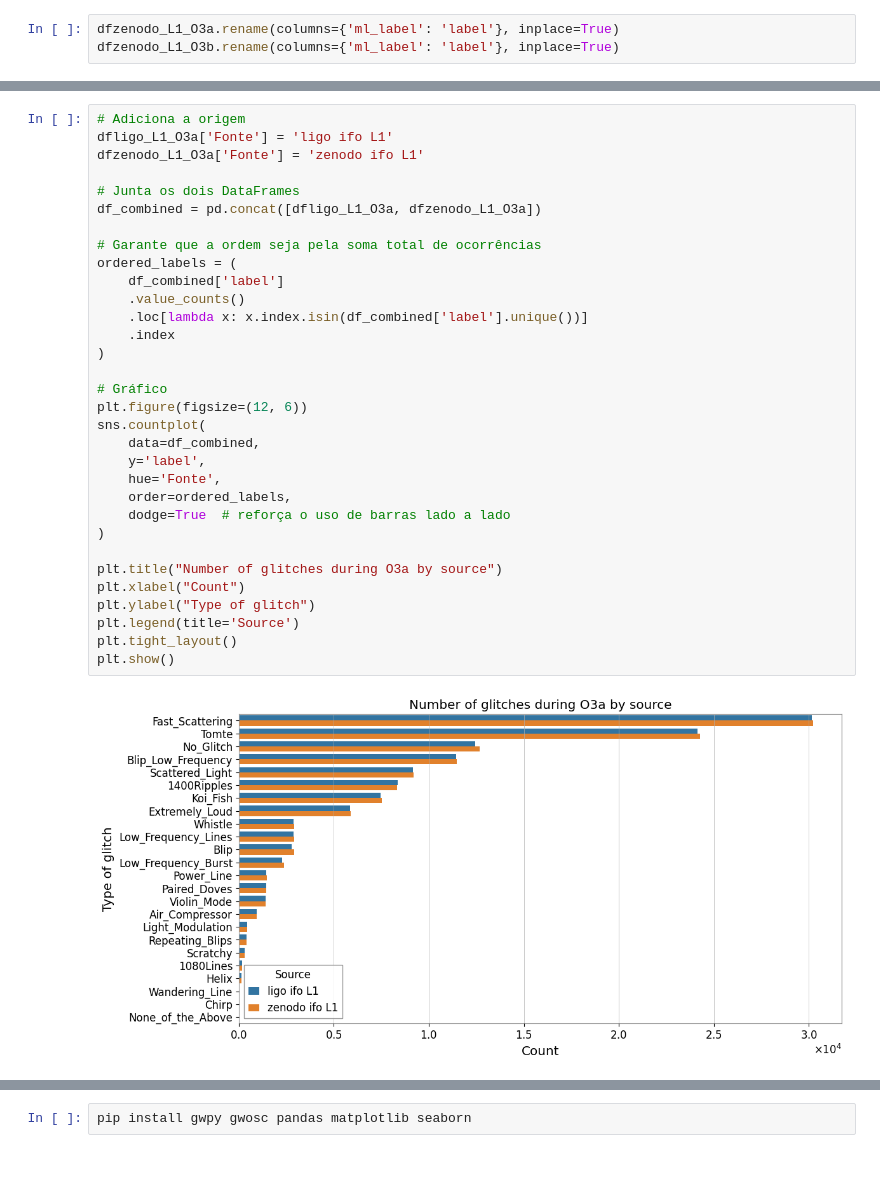
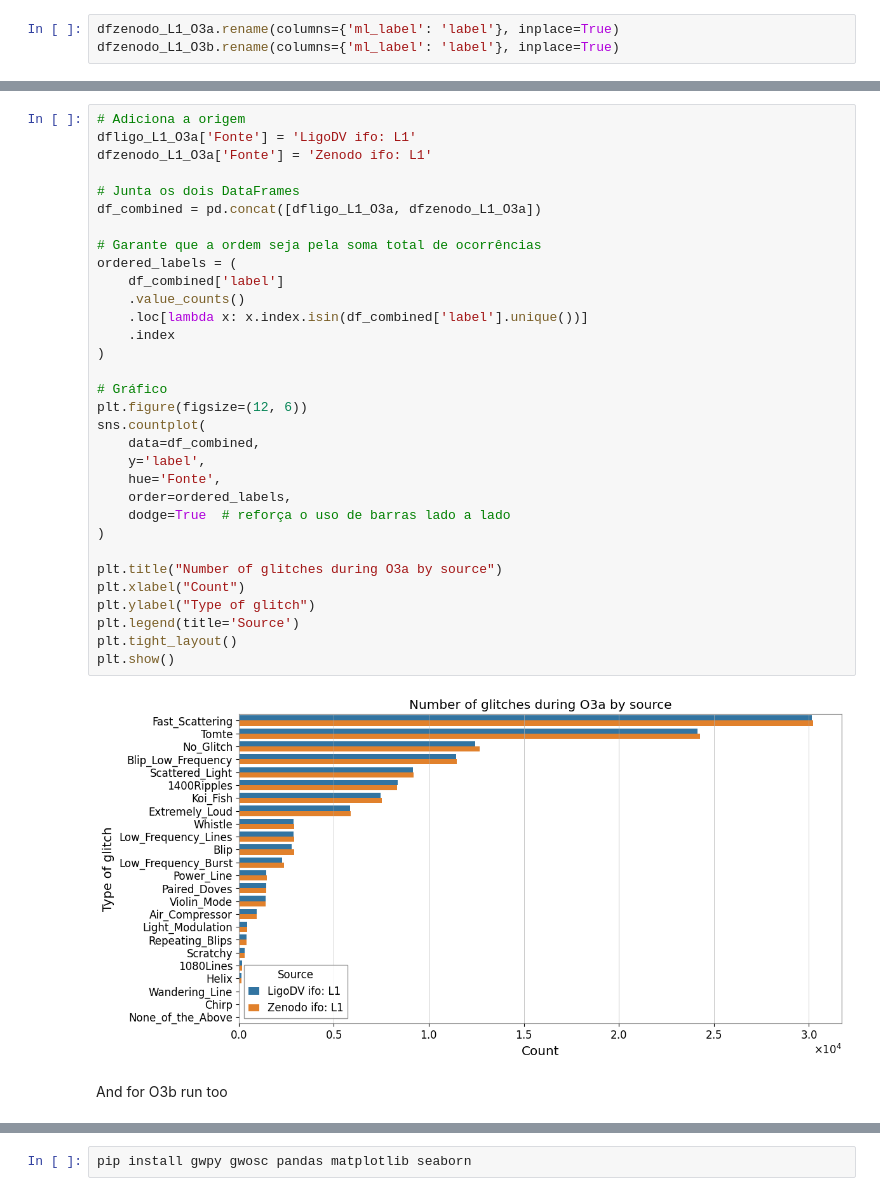
Before and after one commit to physerikc/gravitational-waves, a Jupyter notebook: glitch_study.ipynb, the cells around one changed output, grey strips where cells are left out. Drawn from its saved outputs; the diff is of its cells as text; blank space fills up the shorter version.

```diff
--- a/glitch_study.ipynb
+++ b/glitch_study.ipynb
@@ -28,36 +63,38 @@ dfzenodo_L1_O3b.rename(columns={'ml_label': 'label'}, inplace=True)
 # %%
 # Adiciona a origem
-dfligo_L1_O3a['Fonte'] = 'ligo ifo L1'
-dfzenodo_L1_O3a['Fonte'] = 'zenodo ifo L1'
+dfligo_L1_O3a['Fonte'] = 'LigoDV ifo: L1'
+dfzenodo_L1_O3a['Fonte'] = 'Zenodo ifo: L1'
 
 # Junta os dois DataFrames
 df_combined = pd.concat([dfligo_L1_O3a, dfzenodo_L1_O3a])
 
 # Garante que a ordem seja pela soma total de ocorrências
 ordered_labels = (
     df_combined['label']
     .value_counts()
     .loc[lambda x: x.index.isin(df_combined['label'].unique())]
     .index
 )
 
 # Gráfico
 plt.figure(figsize=(12, 6))
 sns.countplot(
     data=df_combined,
     y='label',
     hue='Fonte',
     order=ordered_labels,
     dodge=True  # reforça o uso de barras lado a lado
 )
 
 plt.title("Number of glitches during O3a by source")
 plt.xlabel("Count")
 plt.ylabel("Type of glitch")
 plt.legend(title='Source')
 plt.tight_layout()
 plt.show()
 # %% [output]
-[figure, old version]
+[figure, new version]
+# %% [markdown]
+And for O3b run too
 # %%
 # Adiciona a origem
```
Also changed, not shown: parts of 37 cells of this notebook.
